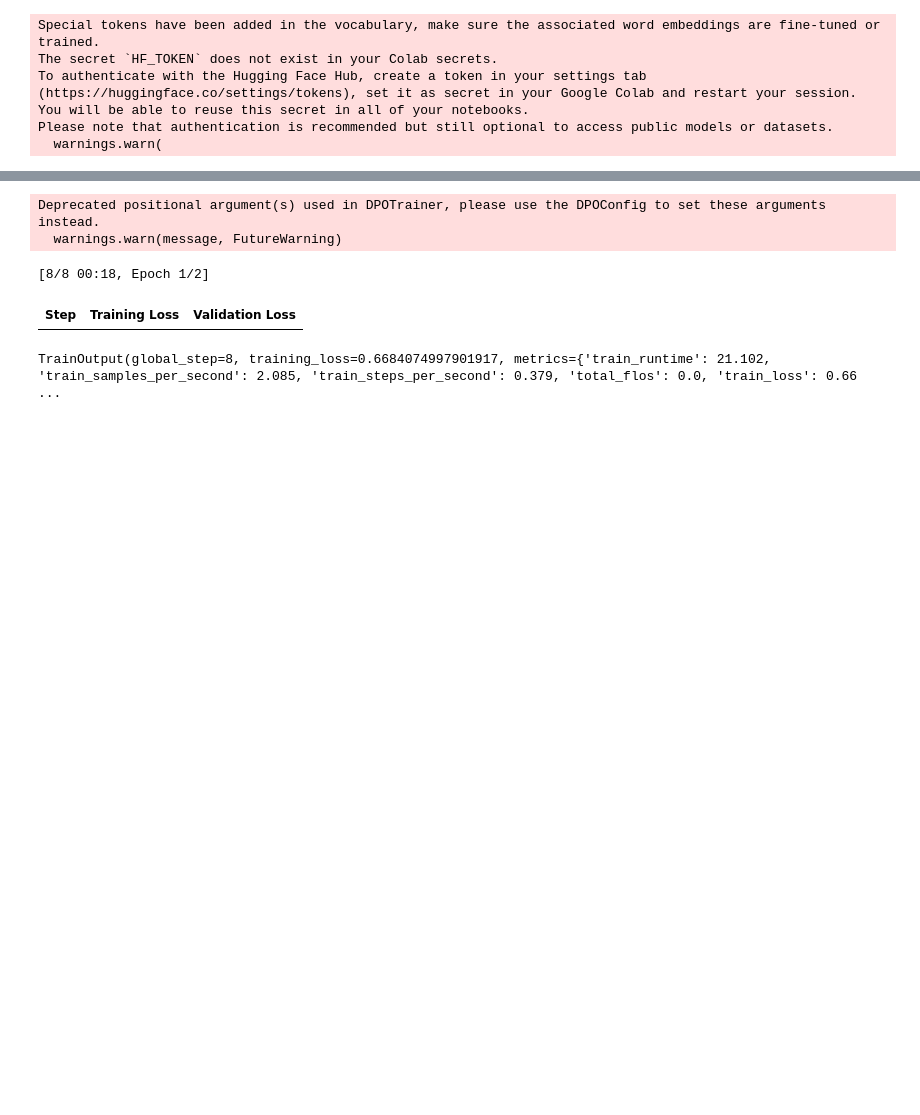
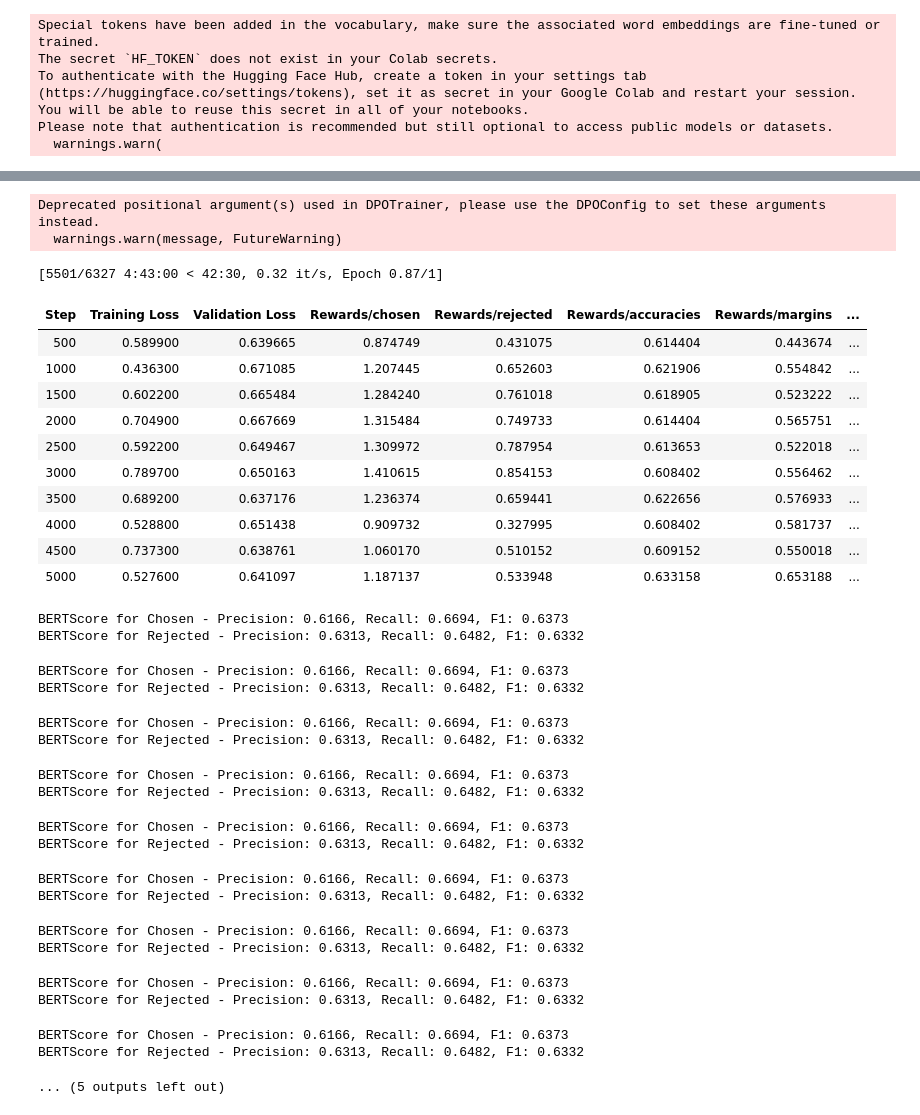
Before and after one commit to mimimamalah/educational-chatbot-TA-meister, a Jupyter notebook: Training.ipynb, the cells around one changed output, grey strips where cells are left out. Saved outputs shown, nothing was run; the diff lists cells and outputs as text; code cells hidden in the pictures; blank space fills up the shorter version.

Commit message:
add DPO checkpoints and files

```diff
--- a/Training.ipynb
+++ b/Training.ipynb
@@ -80,9 +80,9 @@ bnb_config = BitsAndBytesConfig(
  bnb_4bit_compute_dtype=torch.bfloat16,
 )
 # %%
-model_path = "checkpoints/checkpoint_sft_stack_43k"
+model_path = "checkpoints/checkpoint-5000"
 
-tokenizer = AutoTokenizer.from_pretrained(model_path)
+tokenizer = AutoTokenizer.from_pretrained(model_path, attn_implementation="flash_attention_2")
 loaded_model = AutoModelForCausalLM.from_pretrained(model_path)
 # %% [output]
 Special tokens have been added in the vocabulary, make sure the associated word embeddings are fine-tuned or trained.
@@ -133,7 +133,7 @@ Requirement already satisfied: mpmath>=0.19 in /usr/local/lib/python3.10/dist-pa
 #tokenizer = AutoTokenizer.from_pretrained(checkpoint_dir)
 # %%
 from datasets import load_dataset
-train_dataset = load_dataset('json', data_files='datasets/dpo_preference_example.jsonl',split='train').train_test_split(test_size=0.05)
-train_dataset = train_dataset['test']
-eval_dataset = load_dataset('json', data_files='datasets/dpo_preference_example.jsonl',split='train').train_test_split(test_size=0.002)
-eval_dataset = eval_dataset['test']
+dataset = load_dataset("json", data_files="datasets/dpo_m1.jsonl", split="train")
+dataset = dataset.train_test_split(test_size=0.05)  # 5% of the data will be used for testing
+train_dataset = dataset['train']
+test_dataset = dataset['test']
@@ -167,7 +171,7 @@ tokenizer.pad_token = tokenizer.eos_token
 
 peft_config = LoraConfig(
     r=32,
-    lora_alpha=16,
+    lora_alpha=32,
     lora_dropout=0.05,
     bias="none",
     task_type="CAUSAL_LM",
@@ -178,20 +182,20 @@ peft_config = LoraConfig(
 )
 
 args = DPOConfig(
-    output_dir="checkpoints",
+    output_dir="checkpoints/dpo",
     evaluation_strategy="steps",
     save_strategy="steps",
-    num_train_epochs=2,                     # number of training epochs
-    per_device_train_batch_size=1,         # batch size per device during training
+    num_train_epochs=1,                     # number of training epochs
+    per_device_train_batch_size=1,          # batch size per device during training
     per_device_eval_batch_size=1,           # batch size for evaluation
-    gradient_accumulation_steps=5,          # number of steps before performing a backward/update pass
+    gradient_accumulation_steps=4,          # number of steps before performing a backward/update pass
     gradient_checkpointing=True,            # use gradient checkpointing to save memory
     optim="adamw_torch_fused",              # use fused adamw optimizer
     learning_rate=5e-5,                     # 10x higher LR than QLoRA paper
     max_grad_norm=0.3,                      # max gradient norm based on QLoRA paper
     warmup_ratio=0.1,                       # warmup ratio based on QLoRA paper
     lr_scheduler_type="cosine",             # use cosine learning rate scheduler
-    logging_steps=10,                       # log every 25 steps
+    logging_steps=10,                       # log every 10 steps
     save_steps=500,                         # when to save checkpoint
     save_total_limit=2,                     # limit the total amount of checkpoints
     weight_decay=0.01,
@@ -235,27 +239,55 @@ Requirement already satisfied: mpmath>=0.19 in /usr/local/lib/python3.10/dist-pa
 Installing collected packages: bert_score
 Successfully installed bert_score-0.3.13
 # %%
-#from evaluate_bert import BERTScoreEvaluator
+from evaluate_bert import BERTScoreEvaluator
 
 trainer = DPOTrainer(
     loaded_model,
     ref_model=None, # set to none since we use peft
     peft_config=peft_config,
     args=args,
     train_dataset=train_dataset,
-    eval_dataset=eval_dataset,
+    eval_dataset=test_dataset,
     tokenizer=tokenizer,
     max_length=max_seq_length,
     max_prompt_length=prompt_length,
     beta=dpo_args["beta"],
     loss_type=dpo_args["loss_type"],
-    #callbacks=[BERTScoreEvaluator(tokenizer)] # need to write the evaluator
+    callbacks=[BERTScoreEvaluator()]
 )
 
 trainer.train()
 # %% [output]
 Deprecated positional argument(s) used in DPOTrainer, please use the DPOConfig to set these arguments instead.
   warnings.warn(message, FutureWarning)
-[8/8 00:18, Epoch 1/2]
+[5501/6327 4:43:00 < 42:30, 0.32 it/s, Epoch 0.87/1]
-| Step | Training Loss | Validation Loss |
+| Step | Training Loss | Validation Loss | Rewards/chosen | Rewards/rejected | Rewards/accuracies | Rewards/margins | ... |
+| 500 | 0.589900 | 0.639665 | 0.874749 | 0.431075 | 0.614404 | 0.443674 | ... |
+| 1000 | 0.436300 | 0.671085 | 1.207445 | 0.652603 | 0.621906 | 0.554842 | ... |
+| 1500 | 0.602200 | 0.665484 | 1.284240 | 0.761018 | 0.618905 | 0.523222 | ... |
+| 2000 | 0.704900 | 0.667669 | 1.315484 | 0.749733 | 0.614404 | 0.565751 | ... |
+| 2500 | 0.592200 | 0.649467 | 1.309972 | 0.787954 | 0.613653 | 0.522018 | ... |
+| 3000 | 0.789700 | 0.650163 | 1.410615 | 0.854153 | 0.608402 | 0.556462 | ... |
+| 3500 | 0.689200 | 0.637176 | 1.236374 | 0.659441 | 0.622656 | 0.576933 | ... |
+| 4000 | 0.528800 | 0.651438 | 0.909732 | 0.327995 | 0.608402 | 0.581737 | ... |
+| 4500 | 0.737300 | 0.638761 | 1.060170 | 0.510152 | 0.609152 | 0.550018 | ... |
+| 5000 | 0.527600 | 0.641097 | 1.187137 | 0.533948 | 0.633158 | 0.653188 | ... |
-TrainOutput(global_step=8, training_loss=0.6684074997901917, metrics={'train_runtime': 21.102, 'train_samples_per_second': 2.085, 'train_steps_per_second': 0.379, 'total_flos': 0.0, 'train_loss': 0.66 ...
+BERTScore for Chosen - Precision: 0.6166, Recall: 0.6694, F1: 0.6373
+BERTScore for Rejected - Precision: 0.6313, Recall: 0.6482, F1: 0.6332
+BERTScore for Chosen - Precision: 0.6166, Recall: 0.6694, F1: 0.6373
+BERTScore for Rejected - Precision: 0.6313, Recall: 0.6482, F1: 0.6332
+BERTScore for Chosen - Precision: 0.6166, Recall: 0.6694, F1: 0.6373
+BERTScore for Rejected - Precision: 0.6313, Recall: 0.6482, F1: 0.6332
+BERTScore for Chosen - Precision: 0.6166, Recall: 0.6694, F1: 0.6373
+BERTScore for Rejected - Precision: 0.6313, Recall: 0.6482, F1: 0.6332
+BERTScore for Chosen - Precision: 0.6166, Recall: 0.6694, F1: 0.6373
+BERTScore for Rejected - Precision: 0.6313, Recall: 0.6482, F1: 0.6332
+BERTScore for Chosen - Precision: 0.6166, Recall: 0.6694, F1: 0.6373
+BERTScore for Rejected - Precision: 0.6313, Recall: 0.6482, F1: 0.6332
+BERTScore for Chosen - Precision: 0.6166, Recall: 0.6694, F1: 0.6373
+BERTScore for Rejected - Precision: 0.6313, Recall: 0.6482, F1: 0.6332
+BERTScore for Chosen - Precision: 0.6166, Recall: 0.6694, F1: 0.6373
+BERTScore for Rejected - Precision: 0.6313, Recall: 0.6482, F1: 0.6332
+BERTScore for Chosen - Precision: 0.6166, Recall: 0.6694, F1: 0.6373
+BERTScore for Rejected - Precision: 0.6313, Recall: 0.6482, F1: 0.6332
+... (5 outputs left out)
```
Also changed, not shown: parts of 4 cells of this notebook, 37 other files.
